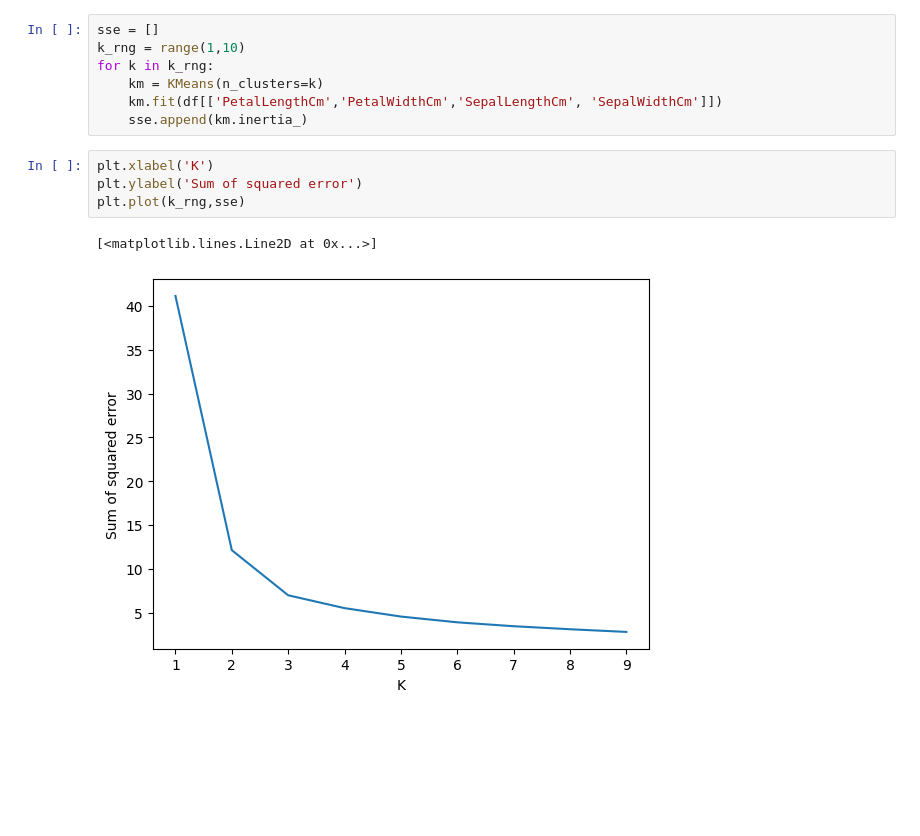
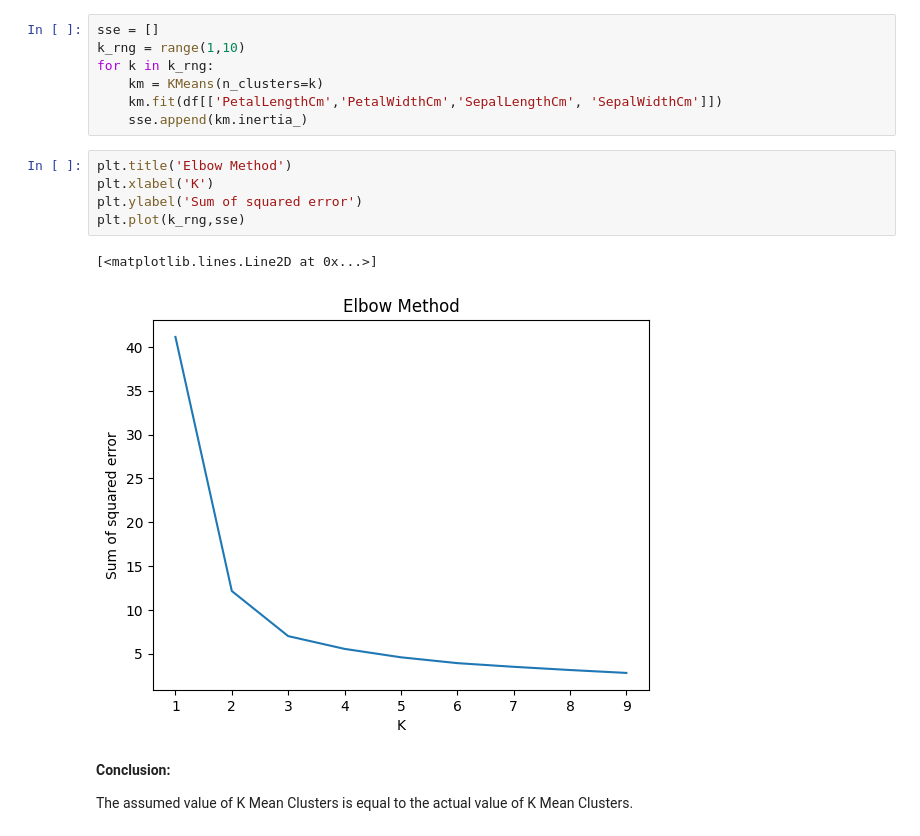
Before and after one commit to shauryam-daksham/TSF_Task_2_Unsupervised_Learning, a Jupyter notebook: TSF_Task_2_Unsupervised_Learning.ipynb, the cells around one changed output. Drawn from its saved outputs; the diff is of its cells as text; blank space fills up the shorter version.

```diff
--- a/TSF_Task_2_Unsupervised_Learning.ipynb
+++ b/TSF_Task_2_Unsupervised_Learning.ipynb
@@ -96,9 +117,14 @@ for k in k_rng:
     km.fit(df[['PetalLengthCm','PetalWidthCm','SepalLengthCm', 'SepalWidthCm']])
     sse.append(km.inertia_)
 # %%
+plt.title('Elbow Method')
 plt.xlabel('K')
 plt.ylabel('Sum of squared error')
 plt.plot(k_rng,sse)
 # %% [output]
 [<matplotlib.lines.Line2D at 0x...>]
-[figure, old version]
+[figure, new version]
+# %% [markdown]
+**Conclusion:**
+
+The assumed value of K Mean Clusters is equal to the actual value of K Mean Clusters.
```
Also changed, not shown: parts of 13 cells of this notebook.
